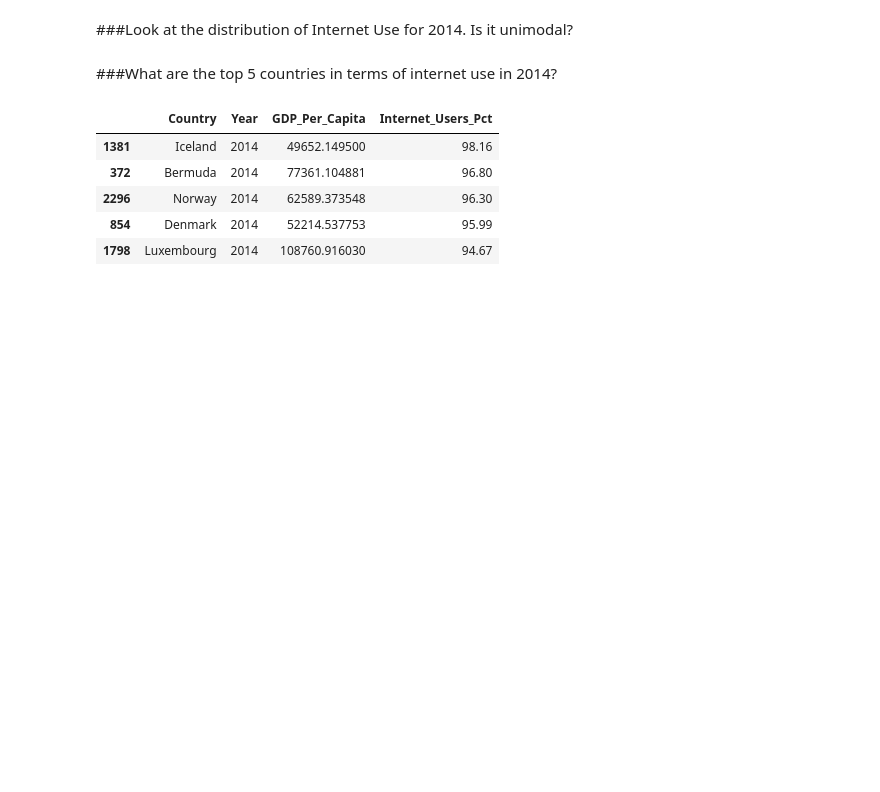
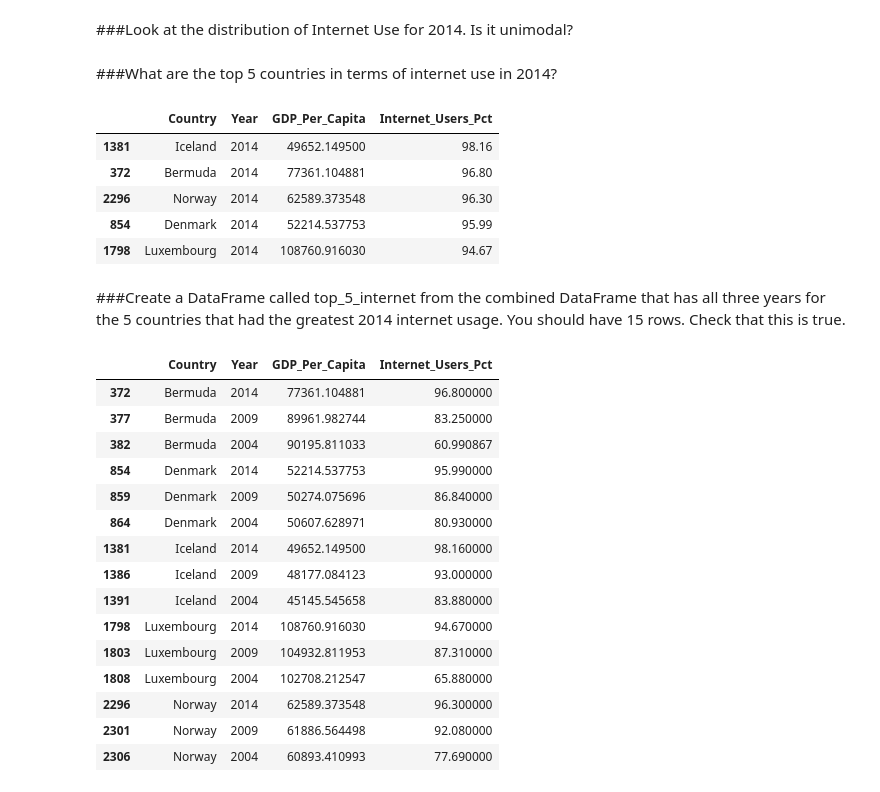
Before and after one commit to igoike/gdp-and-internet-usage-igoike, a Jupyter notebook: notebook/gdp_and_internet_usage.ipynb, the cells around one changed output. Drawn from its saved outputs; the diff is of its cells as text; code cells hidden in the pictures; blank space fills up the shorter version.

```diff
--- a/notebook/gdp_and_internet_usage.ipynb
+++ b/notebook/gdp_and_internet_usage.ipynb
@@ -419,3 +419,5 @@ gdp_and_internet_use_2014.nlargest(5,'Internet_Users_Pct')
 | 2296 | Norway | 2014 | 62589.373548 | 96.30 |
 | 854 | Denmark | 2014 | 52214.537753 | 95.99 |
 | 1798 | Luxembourg | 2014 | 108760.916030 | 94.67 |
+# %% [markdown]
+###Create a DataFrame called top_5_internet from the combined DataFrame that has all three years for the 5 countries that had the greatest 2014 internet usage. You should have 15 rows. Check that this is true.
@@ -421,0 +426,19 @@ gdp_and_internet_use_2014.nlargest(5,'Internet_Users_Pct')
+# %%
+top_5_internet
+# %% [output]
+|  | Country | Year | GDP_Per_Capita | Internet_Users_Pct |
+| 372 | Bermuda | 2014 | 77361.104881 | 96.800000 |
+| 377 | Bermuda | 2009 | 89961.982744 | 83.250000 |
+| 382 | Bermuda | 2004 | 90195.811033 | 60.990867 |
+| 854 | Denmark | 2014 | 52214.537753 | 95.990000 |
+| 859 | Denmark | 2009 | 50274.075696 | 86.840000 |
+| 864 | Denmark | 2004 | 50607.628971 | 80.930000 |
+| 1381 | Iceland | 2014 | 49652.149500 | 98.160000 |
+| 1386 | Iceland | 2009 | 48177.084123 | 93.000000 |
+| 1391 | Iceland | 2004 | 45145.545658 | 83.880000 |
+| 1798 | Luxembourg | 2014 | 108760.916030 | 94.670000 |
+| 1803 | Luxembourg | 2009 | 104932.811953 | 87.310000 |
+| 1808 | Luxembourg | 2004 | 102708.212547 | 65.880000 |
+| 2296 | Norway | 2014 | 62589.373548 | 96.300000 |
+| 2301 | Norway | 2009 | 61886.564498 | 92.080000 |
+| 2306 | Norway | 2004 | 60893.410993 | 77.690000 |
```
Also changed, not shown: parts of 3 cells of this notebook.
